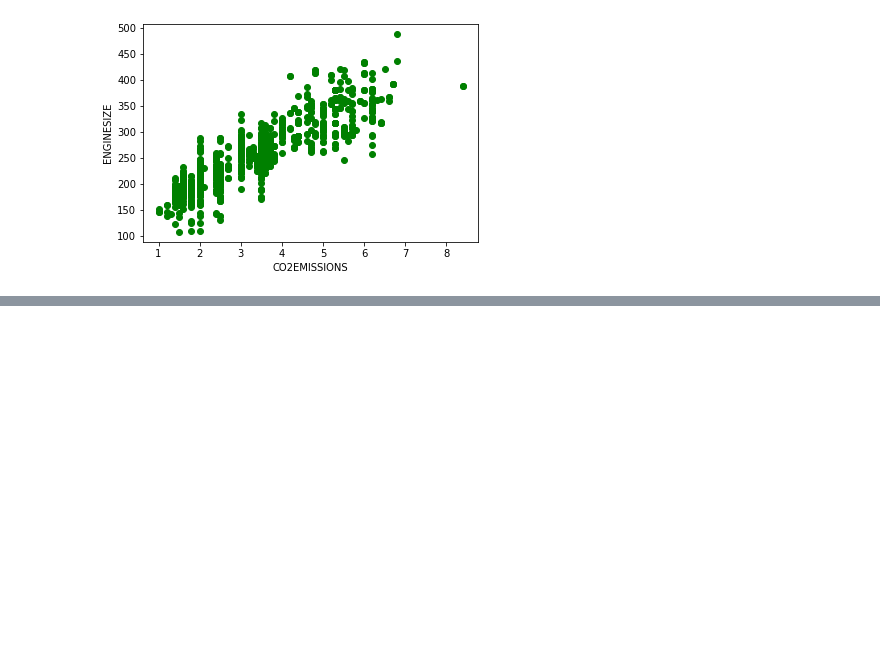
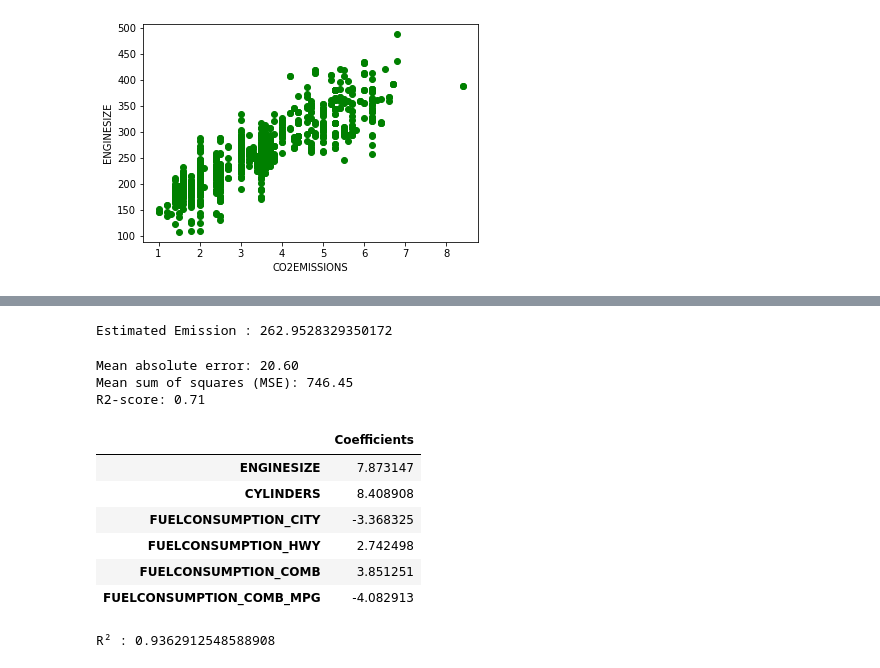
Before and after one commit to vmose/Python_Notebooks, a Jupyter notebook: ML.ipynb, the cells around one changed output, grey strips where cells are left out. Drawn from its saved outputs; the diff is of its cells as text; code cells hidden in the pictures; blank space fills up the shorter version.

```diff
--- a/ML.ipynb
+++ b/ML.ipynb
@@ -79,0 +63,21 @@ Y_pred = regr.predict(test_x)
+# %%
+# Predicting emission for future car:
+my_engine_size = 3.5
+estimatd_emission = get_regression_predictions(my_engine_size,regr.intercept_[0],regr.coef_[0][0])
+print ('Estimated Emission :',estimatd_emission)
+# %% [output]
+Estimated Emission : 262.9528329350172
+# %%
+# Checking various accuracy:
+from sklearn.metrics import r2_score
+test_x = np.array(test[['ENGINESIZE']])
+test_y = np.array(test[['CO2EMISSIONS']])
+test_y_ = regr.predict(test_x)
+
+print("Mean absolute error: %.2f" % np.mean(np.absolute(test_y_ - test_y)))
+print("Mean sum of squares (MSE): %.2f" % np.mean((test_y_ - test_y) ** 2))
+print("R2-score: %.2f" % r2_score(test_y_ , test_y) )
+# %% [output]
+Mean absolute error: 20.60
+Mean sum of squares (MSE): 746.45
+R2-score: 0.71
@@ -79,0 +112,12 @@ Y_pred = regr.predict(test_x)
+# %%
+# print the coefficient values:
+coeff_data = pd.DataFrame(regr.coef_ , X.columns , columns=['Coefficients'])
+coeff_data
+# %% [output]
+|  | Coefficients |
+| ENGINESIZE | 7.873147 |
+| CYLINDERS | 8.408908 |
+| FUELCONSUMPTION_CITY | -3.368325 |
+| FUELCONSUMPTION_HWY | 2.742498 |
+| FUELCONSUMPTION_COMB | 3.851251 |
+| FUELCONSUMPTION_COMB_MPG | -4.082913 |
@@ -79,0 +127,7 @@ Y_pred = regr.predict(test_x)
+# %%
+# Check accuracy:
+from sklearn.metrics import r2_score
+R = r2_score(test_y , Y_pred)
+print ("R² :",R)
+# %% [output]
+R² : 0.9362912548588908
```
Also changed, not shown: parts of 13 cells of this notebook.
